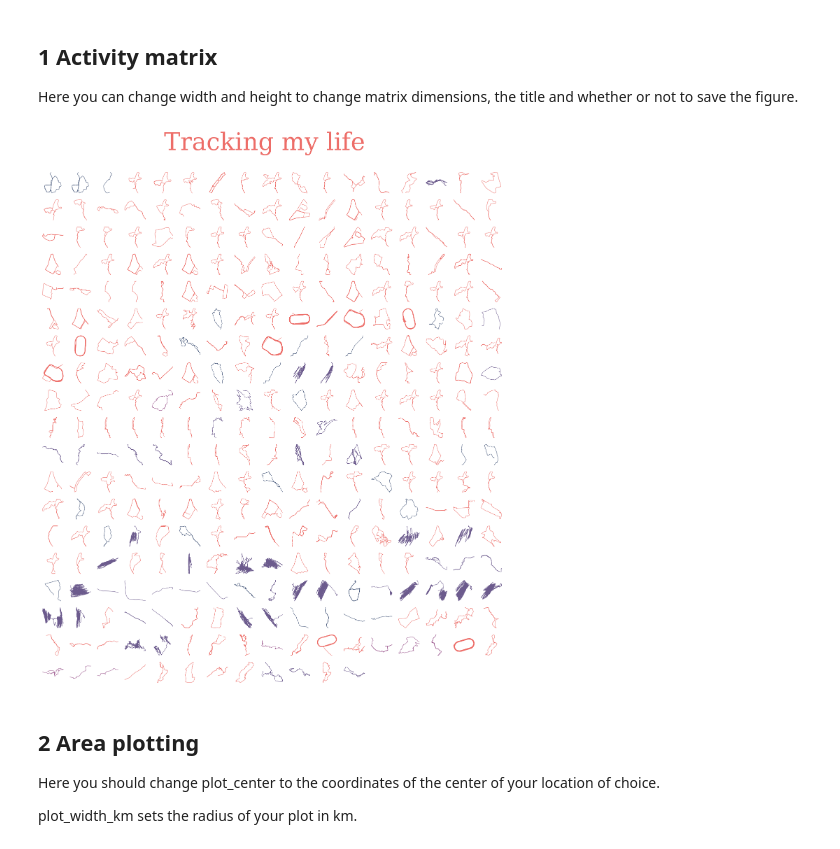
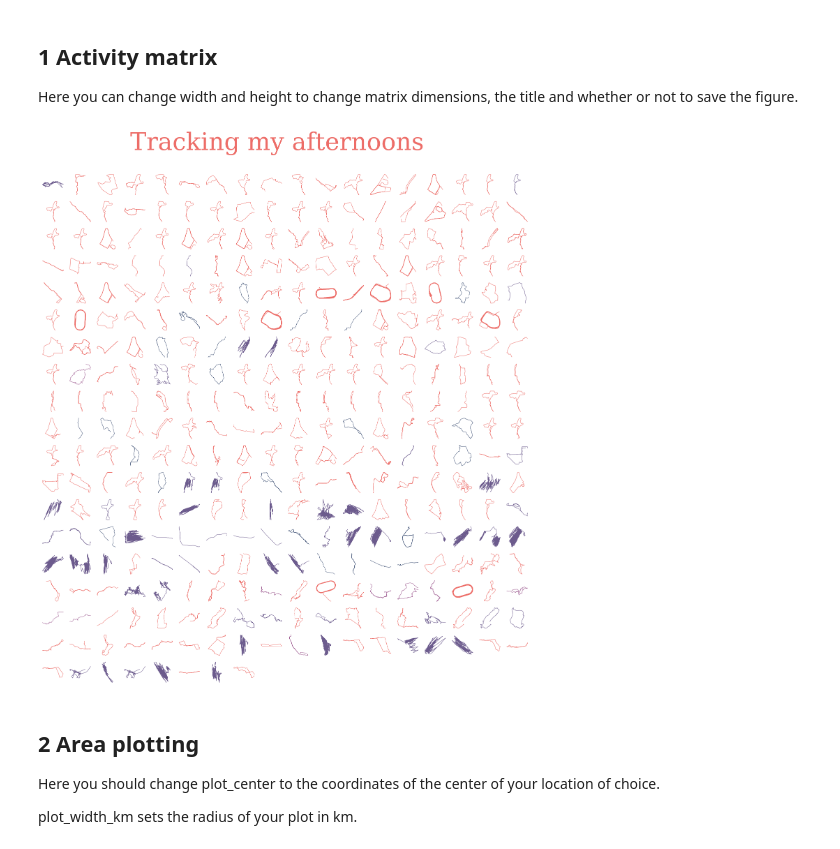
Before and after one commit to JohanKnarreborg/Strava_plotting, a Jupyter notebook: strava_plotting.ipynb, the cells around one changed output. Saved outputs shown, nothing was run; the diff lists cells and outputs as text; code cells hidden in the pictures.

```diff
--- a/strava_plotting.ipynb
+++ b/strava_plotting.ipynb
@@ -32,7 +32,7 @@ from strava_plot import Strava_plotting
 #!pip install fit2gpx
 # %%
 #this the the path to your Strava folder.
-DIR_STRAVA = '../export_20231220'
+DIR_STRAVA = './export'
 # %%
 #create an instance of the Strava_plotting class
 strava = Strava_plotting(DIR_STRAVA)
@@ -46,9 +54,9 @@ strava.remove_small_activites()
 
 Here you can change width and height to change matrix dimensions, the title and whether or not to save the figure.
 # %%
-strava.plot_matrix(width ='',height ='',title='Tracking my life',save = False)
+strava.plot_matrix(width ='',height ='',title='Tracking my afternoons',save = True)
 # %% [output]
-[figure, old version]
+[figure, new version]
 # %% [markdown]
 ## 2 Area plotting
 
```
Also changed, not shown: parts of 2 cells of this notebook, 3 other files.
